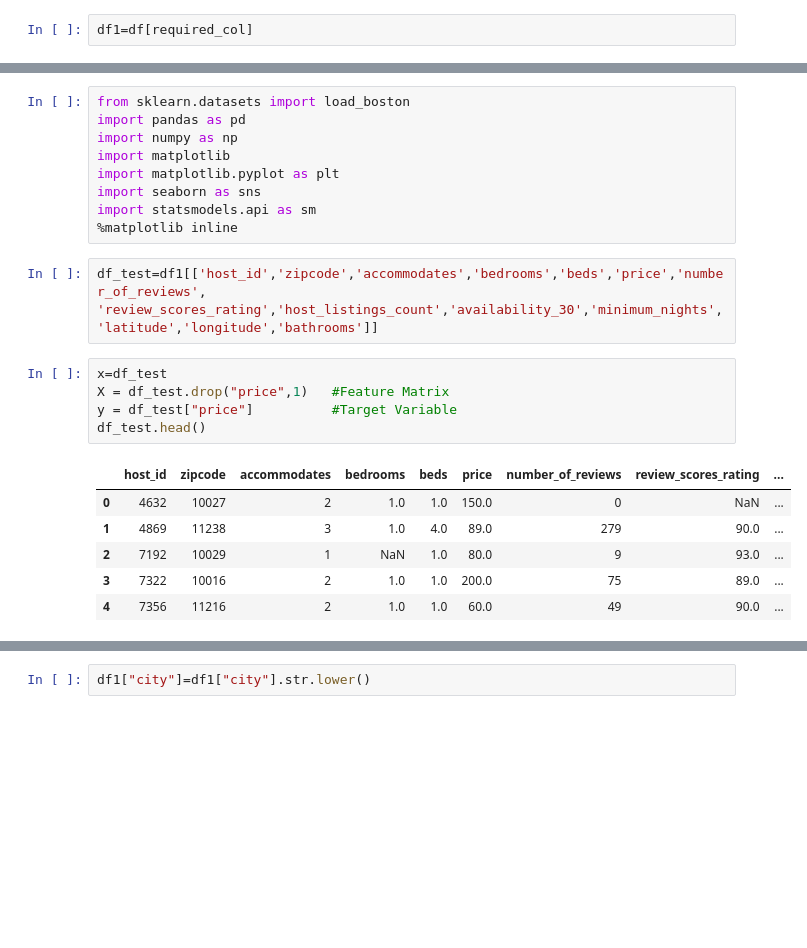
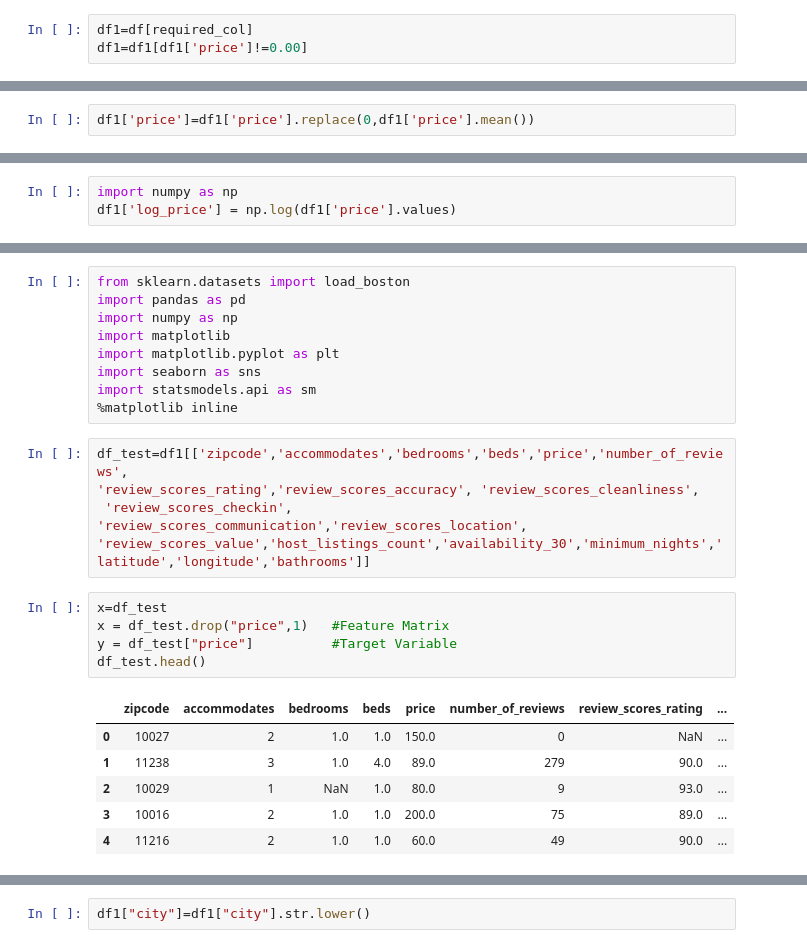
Before and after one commit to Niharika1552/NYC-Airbnb-Price-Prediction-, a Jupyter notebook: Airbnb.ipynb, the cells around one changed output, grey strips where cells are left out. Drawn from its saved outputs; the diff is of its cells as text; blank space fills up the shorter version.

```diff
--- a/Airbnb.ipynb
+++ b/Airbnb.ipynb
@@ -61,5 +63,6 @@ required_col= ['host_id','zipcode','property_type','room_type','city','state','a
 # %%
 df1=df[required_col]
+df1=df1[df1['price']!=0.00]
 # %%
 df1.head()
 # %% [output]
@@ -79,0 +81,2 @@ See the caveats in the documentation: http://pandas.pydata.org/pandas-docs/stabl
+# %%
+df1['price']=df1['price'].replace(0,df1['price'].mean())
@@ -80,3 +87,6 @@ See the caveats in the documentation: http://pandas.pydata.org/pandas-docs/stabl
+# %%
+import numpy as np
+df1['log_price'] = np.log(df1['price'].values)
 # %%
 df1.head()
 # %% [output]
@@ -96,20 +108,21 @@ import seaborn as sns
 import statsmodels.api as sm
 %matplotlib inline
 # %%
-df_test=df1[['host_id','zipcode','accommodates','bedrooms','beds','price','number_of_reviews',
-'review_scores_rating','host_listings_count','availability_30','minimum_nights','latitude','longitude','bathrooms']]
+df_test=df1[['zipcode','accommodates','bedrooms','beds','price','number_of_reviews',
+'review_scores_rating','review_scores_accuracy', 'review_scores_cleanliness',
+ 'review_scores_checkin', 'review_scores_communication','review_scores_location', 'review_scores_value','host_listings_count','availability_30','minimum_nights','latitude','longitude','bathrooms']]
 # %%
 x=df_test
-X = df_test.drop("price",1)   #Feature Matrix
+x = df_test.drop("price",1)   #Feature Matrix
 y = df_test["price"]          #Target Variable
 df_test.head()
 # %% [output]
-|  | host_id | zipcode | accommodates | bedrooms | beds | price | number_of_reviews | review_scores_rating | ... |
-| 0 | 4632 | 10027 | 2 | 1.0 | 1.0 | 150.0 | 0 | NaN | ... |
-| 1 | 4869 | 11238 | 3 | 1.0 | 4.0 | 89.0 | 279 | 90.0 | ... |
-| 2 | 7192 | 10029 | 1 | NaN | 1.0 | 80.0 | 9 | 93.0 | ... |
-| 3 | 7322 | 10016 | 2 | 1.0 | 1.0 | 200.0 | 75 | 89.0 | ... |
-| 4 | 7356 | 11216 | 2 | 1.0 | 1.0 | 60.0 | 49 | 90.0 | ... |
+|  | zipcode | accommodates | bedrooms | beds | price | number_of_reviews | review_scores_rating | ... |
+| 0 | 10027 | 2 | 1.0 | 1.0 | 150.0 | 0 | NaN | ... |
+| 1 | 11238 | 3 | 1.0 | 4.0 | 89.0 | 279 | 90.0 | ... |
+| 2 | 10029 | 1 | NaN | 1.0 | 80.0 | 9 | 93.0 | ... |
+| 3 | 10016 | 2 | 1.0 | 1.0 | 200.0 | 75 | 89.0 | ... |
+| 4 | 11216 | 2 | 1.0 | 1.0 | 60.0 | 49 | 90.0 | ... |
 # %%
 plt.figure(figsize=(12,10))
 cor = df_test.corr()
```
Also changed, not shown: parts of 54 cells of this notebook.
